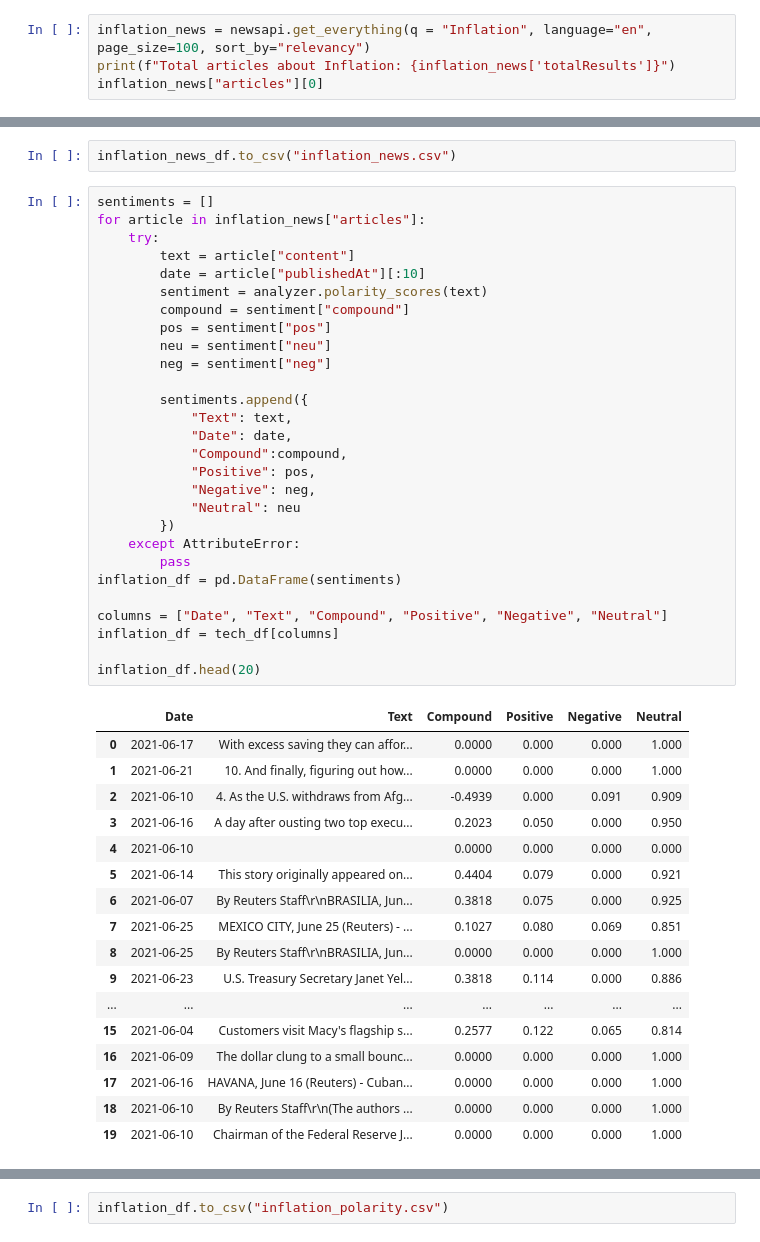
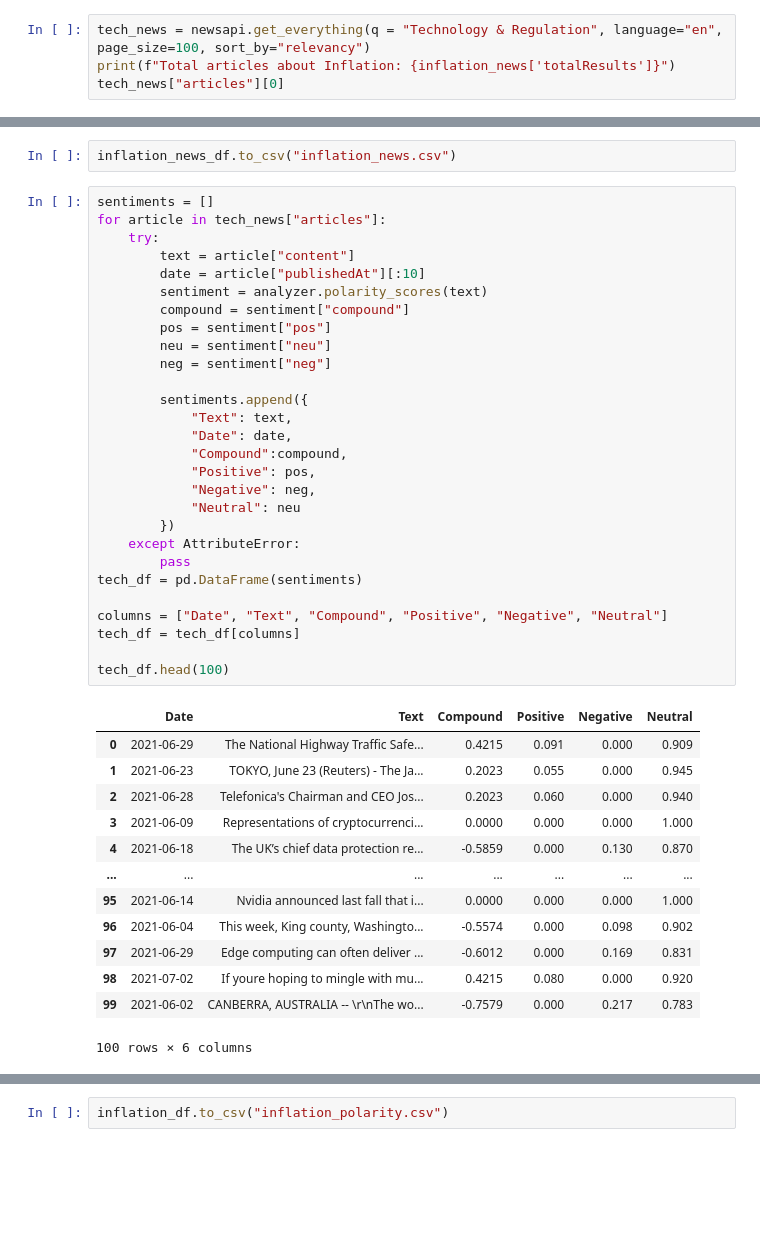
Before and after one commit to Billieo/p2-g3, a Jupyter notebook: notebooks/Samuel's_Notebook/notebooks/nlp.ipynb, the cells around one changed output, grey strips where cells are left out. Saved outputs shown, nothing was run; the diff lists cells and outputs as text; blank space fills up the shorter version.

```diff
--- a/notebooks/Samuel's_Notebook/notebooks/nlp.ipynb
+++ b/notebooks/Samuel's_Notebook/notebooks/nlp.ipynb
@@ -26,7 +26,7 @@ print(api_key)
 # %%
 newsapi = NewsApiClient(api_key=api_key)
 # %%
-inflation_news = newsapi.get_everything(q = "Inflation", language="en", page_size=100, sort_by="relevancy")
+tech_news = newsapi.get_everything(q = "Technology & Regulation", language="en", page_size=100, sort_by="relevancy")
 print(f"Total articles about Inflation: {inflation_news['totalResults']}")
-inflation_news["articles"][0]
+tech_news["articles"][0]
 # %% [output]
@@ -45,48 +45,44 @@ inflation_news_df = pd.DataFrame(inflation_news)
 inflation_news_df.to_csv("inflation_news.csv")
 # %%
 sentiments = []
-for article in inflation_news["articles"]:
+for article in tech_news["articles"]:
     try:
         text = article["content"]
         date = article["publishedAt"][:10]
         sentiment = analyzer.polarity_scores(text)
         compound = sentiment["compound"]
         pos = sentiment["pos"]
         neu = sentiment["neu"]
         neg = sentiment["neg"]
 
         sentiments.append({
             "Text": text,
             "Date": date,
             "Compound":compound,
             "Positive": pos,
             "Negative": neg,
             "Neutral": neu
         })
     except AttributeError:
         pass
-inflation_df = pd.DataFrame(sentiments)
+tech_df = pd.DataFrame(sentiments)
 
 columns = ["Date", "Text", "Compound", "Positive", "Negative", "Neutral"]
-inflation_df = tech_df[columns]
+tech_df = tech_df[columns]
 
-inflation_df.head(20)
+tech_df.head(100)
 # %% [output]
 |  | Date | Text | Compound | Positive | Negative | Neutral |
-| 0 | 2021-06-17 | With excess saving they can affor... | 0.0000 | 0.000 | 0.000 | 1.000 |
-| 1 | 2021-06-21 | 10. And finally, figuring out how... | 0.0000 | 0.000 | 0.000 | 1.000 |
-| 2 | 2021-06-10 | 4. As the U.S. withdraws from Afg... | -0.4939 | 0.000 | 0.091 | 0.909 |
-| 3 | 2021-06-16 | A day after ousting two top execu... | 0.2023 | 0.050 | 0.000 | 0.950 |
-| 4 | 2021-06-10 |  | 0.0000 | 0.000 | 0.000 | 0.000 |
-| 5 | 2021-06-14 | This story originally appeared on... | 0.4404 | 0.079 | 0.000 | 0.921 |
-| 6 | 2021-06-07 | By Reuters Staff\r\nBRASILIA, Jun... | 0.3818 | 0.075 | 0.000 | 0.925 |
-| 7 | 2021-06-25 | MEXICO CITY, June 25 (Reuters) - ... | 0.1027 | 0.080 | 0.069 | 0.851 |
-| 8 | 2021-06-25 | By Reuters Staff\r\nBRASILIA, Jun... | 0.0000 | 0.000 | 0.000 | 1.000 |
-| 9 | 2021-06-23 | U.S. Treasury Secretary Janet Yel... | 0.3818 | 0.114 | 0.000 | 0.886 |
+| 0 | 2021-06-29 | The National Highway Traffic Safe... | 0.4215 | 0.091 | 0.000 | 0.909 |
+| 1 | 2021-06-23 | TOKYO, June 23 (Reuters) - The Ja... | 0.2023 | 0.055 | 0.000 | 0.945 |
+| 2 | 2021-06-28 | Telefonica's Chairman and CEO Jos... | 0.2023 | 0.060 | 0.000 | 0.940 |
+| 3 | 2021-06-09 | Representations of cryptocurrenci... | 0.0000 | 0.000 | 0.000 | 1.000 |
+| 4 | 2021-06-18 | The UK’s chief data protection re... | -0.5859 | 0.000 | 0.130 | 0.870 |
 | ... | ... | ... | ... | ... | ... | ... |
-| 15 | 2021-06-04 | Customers visit Macy's flagship s... | 0.2577 | 0.122 | 0.065 | 0.814 |
-| 16 | 2021-06-09 | The dollar clung to a small bounc... | 0.0000 | 0.000 | 0.000 | 1.000 |
-| 17 | 2021-06-16 | HAVANA, June 16 (Reuters) - Cuban... | 0.0000 | 0.000 | 0.000 | 1.000 |
-| 18 | 2021-06-10 | By Reuters Staff\r\n(The authors ... | 0.0000 | 0.000 | 0.000 | 1.000 |
-| 19 | 2021-06-10 | Chairman of the Federal Reserve J... | 0.0000 | 0.000 | 0.000 | 1.000 |
+| 95 | 2021-06-14 | Nvidia announced last fall that i... | 0.0000 | 0.000 | 0.000 | 1.000 |
+| 96 | 2021-06-04 | This week, King county, Washingto... | -0.5574 | 0.000 | 0.098 | 0.902 |
+| 97 | 2021-06-29 | Edge computing can often deliver ... | -0.6012 | 0.000 | 0.169 | 0.831 |
+| 98 | 2021-07-02 | If youre hoping to mingle with mu... | 0.4215 | 0.080 | 0.000 | 0.920 |
+| 99 | 2021-06-02 | CANBERRA, AUSTRALIA -- \r\nThe wo... | -0.7579 | 0.000 | 0.217 | 0.783 |
+100 rows × 6 columns
 # %%
```
Also changed, not shown: parts of 3 cells of this notebook, 3 other files.
